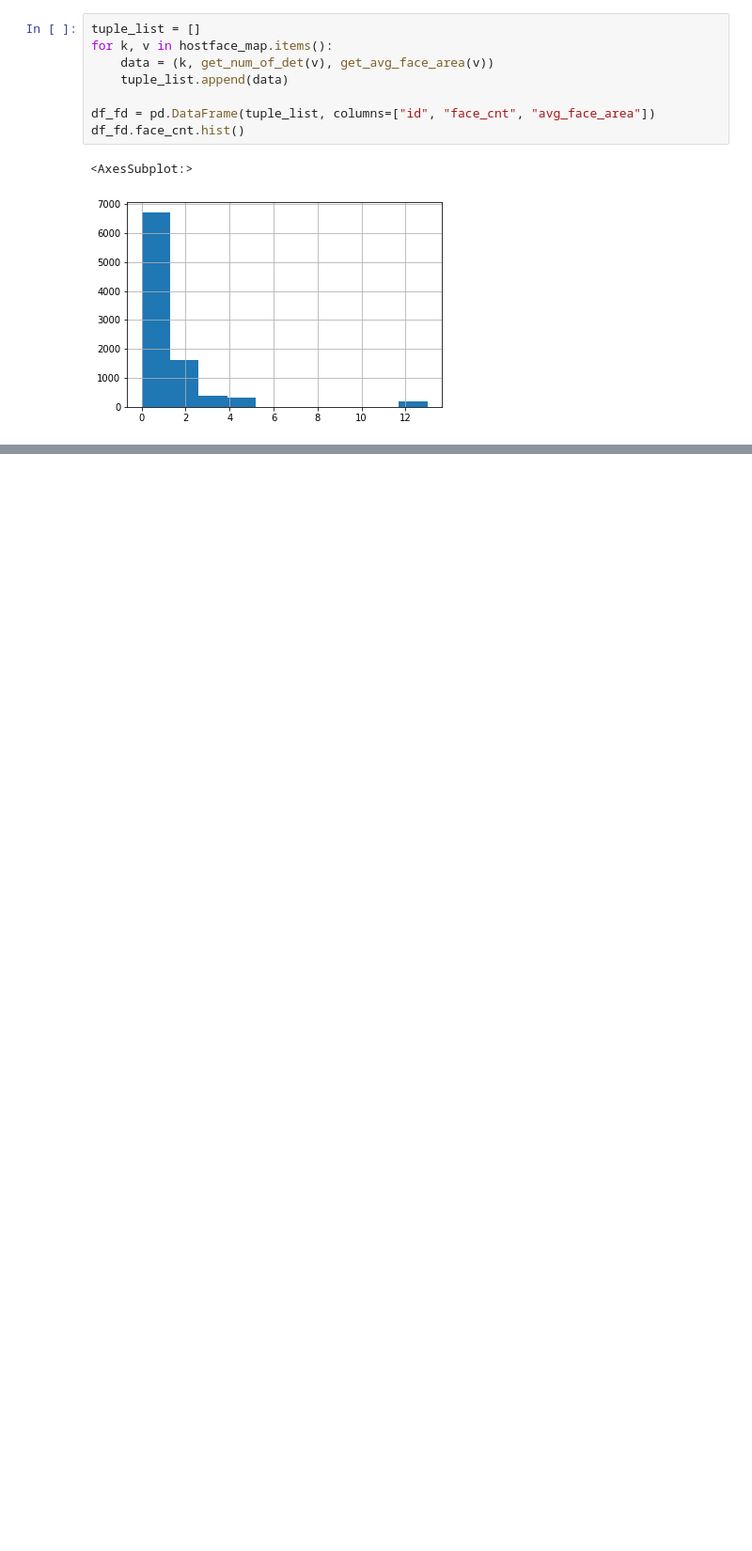
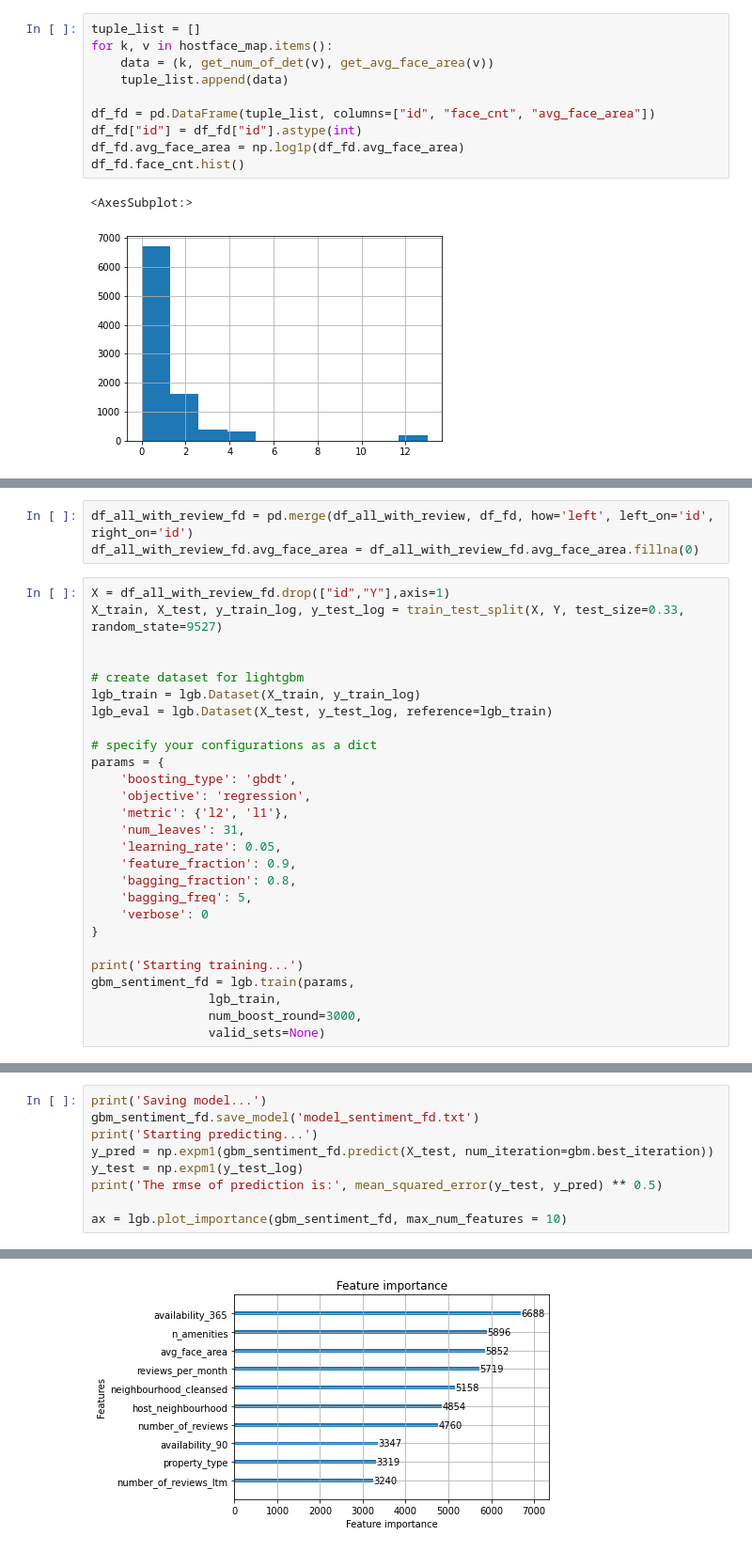
Before and after one commit to italu1013/insideairbnb_rental_price_prediction, a Jupyter notebook: SD_airbnb_rental_EDA_and_rental_predict_modeling.ipynb, the cells around one changed output, grey strips where cells are left out. Shown: that part at 94% size. Saved outputs shown, nothing was run; the diff lists cells and outputs as text; blank space fills up the shorter version.

Commit message:
done face_related feature engineering and it's performance

```diff
--- a/SD_airbnb_rental_EDA_and_rental_predict_modeling.ipynb
+++ b/SD_airbnb_rental_EDA_and_rental_predict_modeling.ipynb
@@ -553,6 +553,8 @@ for k, v in hostface_map.items():
     tuple_list.append(data)
 
 df_fd = pd.DataFrame(tuple_list, columns=["id", "face_cnt", "avg_face_area"])
+df_fd["id"] = df_fd["id"].astype(int)
+df_fd.avg_face_area = np.log1p(df_fd.avg_face_area)
 df_fd.face_cnt.hist()
 # %% [output]
 <AxesSubplot:>
@@ -586,0 +562,30 @@ df_fd.face_cnt.hist()
+# %%
+df_all_with_review_fd = pd.merge(df_all_with_review, df_fd, how='left', left_on='id', right_on='id')
+df_all_with_review_fd.avg_face_area = df_all_with_review_fd.avg_face_area.fillna(0)
+# %%
+X = df_all_with_review_fd.drop(["id","Y"],axis=1)
+X_train, X_test, y_train_log, y_test_log = train_test_split(X, Y, test_size=0.33, random_state=9527)
+
+
+# create dataset for lightgbm
+lgb_train = lgb.Dataset(X_train, y_train_log)
+lgb_eval = lgb.Dataset(X_test, y_test_log, reference=lgb_train)
+
+# specify your configurations as a dict
+params = {
+    'boosting_type': 'gbdt',
+    'objective': 'regression',
+    'metric': {'l2', 'l1'},
+    'num_leaves': 31,
+    'learning_rate': 0.05,
+    'feature_fraction': 0.9,
+    'bagging_fraction': 0.8,
+    'bagging_freq': 5,
+    'verbose': 0
+}
+
+print('Starting training...')
+gbm_sentiment_fd = lgb.train(params,
+                lgb_train,
+                num_boost_round=3000,
+                valid_sets=None)
@@ -586,0 +596,10 @@ df_fd.face_cnt.hist()
+# %%
+print('Saving model...')
+gbm_sentiment_fd.save_model('model_sentiment_fd.txt')
+print('Starting predicting...')
+y_pred = np.expm1(gbm_sentiment_fd.predict(X_test, num_iteration=gbm.best_iteration))
+y_test = np.expm1(y_test_log)
+print('The rmse of prediction is:', mean_squared_error(y_test, y_pred) ** 0.5)
+
+ax = lgb.plot_importance(gbm_sentiment_fd, max_num_features = 10)
+# %% [output]
@@ -586,0 +609 @@ df_fd.face_cnt.hist()
+[figure, added]
```
Also changed, not shown: parts of 7 cells of this notebook.
